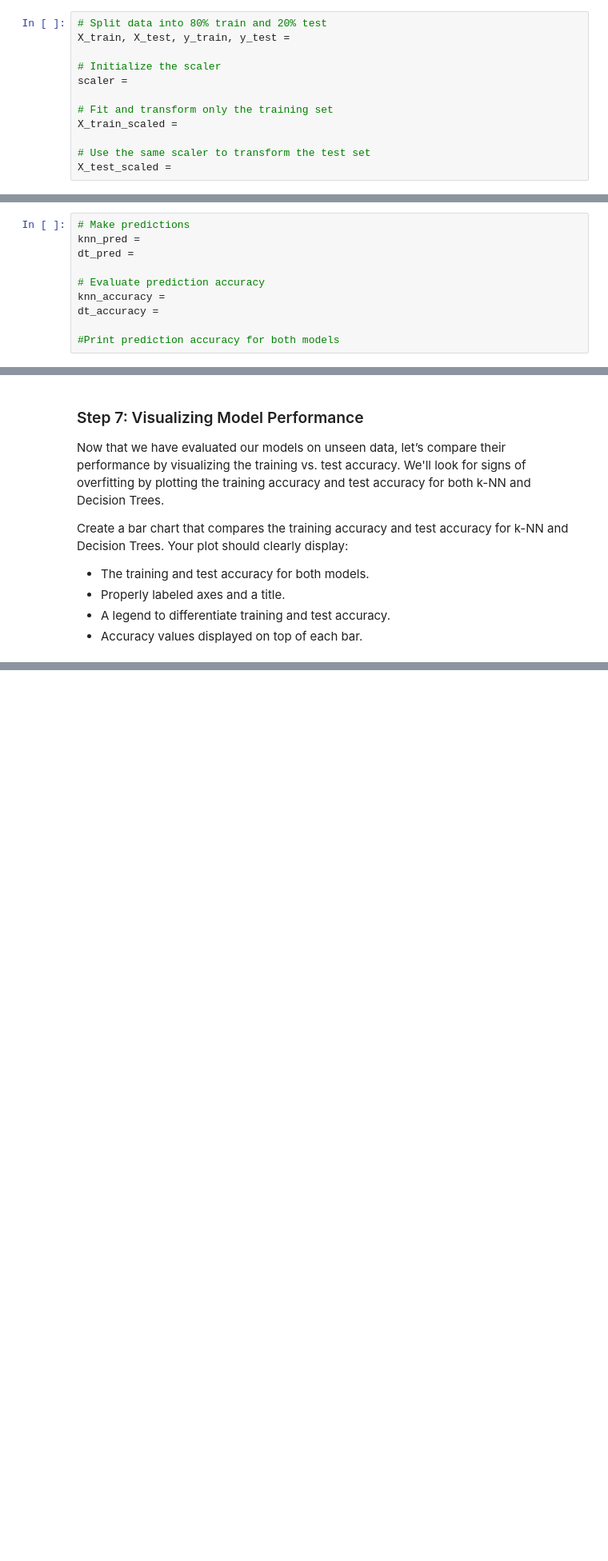
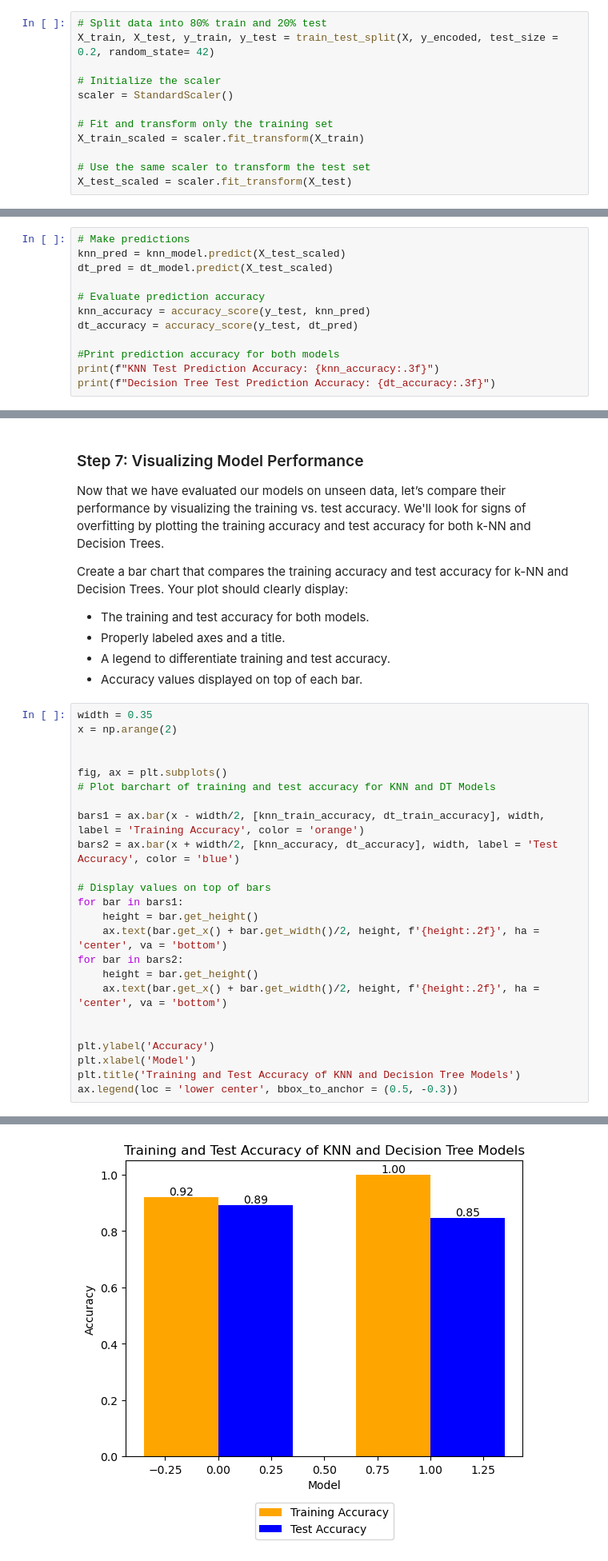
Before and after one commit to tommats00/EDS232-labs, a Jupyter notebook: Week4/lab4-spotify.ipynb, the cells around one changed output, grey strips where cells are left out. Shown at 80% size. Drawn from its saved outputs; the diff is of its cells as text; blank space fills up the shorter version.

```diff
--- a/Week4/lab4-spotify.ipynb
+++ b/Week4/lab4-spotify.ipynb
@@ -141,16 +154,16 @@ y_encoded =
 Good, now we'll do our data splitting and scaling.  Let's go with an 80/20 split this time.
 # %%
 # Split data into 80% train and 20% test
-X_train, X_test, y_train, y_test =
+X_train, X_test, y_train, y_test = train_test_split(X, y_encoded, test_size = 0.2, random_state= 42)
 
 # Initialize the scaler
-scaler =
+scaler = StandardScaler()
 
 # Fit and transform only the training set
-X_train_scaled =
+X_train_scaled = scaler.fit_transform(X_train)
 
 # Use the same scaler to transform the test set
-X_test_scaled =
+X_test_scaled = scaler.fit_transform(X_test)
 # %% [markdown]
 ### Step 5: Train the models
 OK, now it's time to build our models and assess the training accuracy. We'll use the default of k = 5 for the KNN model.
@@ -176,11 +196,13 @@ dt_train_accuracy =
 OK, now let's go ahead and predict on the test data to see how well our models do at predicting the genre of unseen tracks.
 # %%
 # Make predictions
-knn_pred =
-dt_pred =
+knn_pred = knn_model.predict(X_test_scaled)
+dt_pred = dt_model.predict(X_test_scaled)
 
 # Evaluate prediction accuracy
-knn_accuracy =
-dt_accuracy =
+knn_accuracy = accuracy_score(y_test, knn_pred)
+dt_accuracy = accuracy_score(y_test, dt_pred)
 
 #Print prediction accuracy for both models
+print(f"KNN Test Prediction Accuracy: {knn_accuracy:.3f}")
+print(f"Decision Tree Test Prediction Accuracy: {dt_accuracy:.3f}")
@@ -194,3 +219,28 @@ Create a bar chart that compares the training accuracy and test accuracy for k-N
 - Properly labeled axes and a title.
 - A legend to differentiate training and test accuracy.
 - Accuracy values displayed on top of each bar.
+# %%
+width = 0.35
+x = np.arange(2)
+
+
+fig, ax = plt.subplots()
+# Plot barchart of training and test accuracy for KNN and DT Models
+
+bars1 = ax.bar(x - width/2, [knn_train_accuracy, dt_train_accuracy], width, label = 'Training Accuracy', color = 'orange')
+bars2 = ax.bar(x + width/2, [knn_accuracy, dt_accuracy], width, label = 'Test Accuracy', color = 'blue')
+
+# Display values on top of bars
+for bar in bars1:
+    height = bar.get_height()
+    ax.text(bar.get_x() + bar.get_width()/2, height, f'{height:.2f}', ha = 'center', va = 'bottom')
+for bar in bars2:
+    height = bar.get_height()
+    ax.text(bar.get_x() + bar.get_width()/2, height, f'{height:.2f}', ha = 'center', va = 'bottom')
+
+
+plt.ylabel('Accuracy')
+plt.xlabel('Model')
+plt.title('Training and Test Accuracy of KNN and Decision Tree Models')
+ax.legend(loc = 'lower center', bbox_to_anchor = (0.5, -0.3))
+# %% [output]
@@ -196,0 +248 @@ Create a bar chart that compares the training accuracy and test accuracy for k-N
+[figure, added]
```
Also changed, not shown: parts of 9 cells of this notebook.
